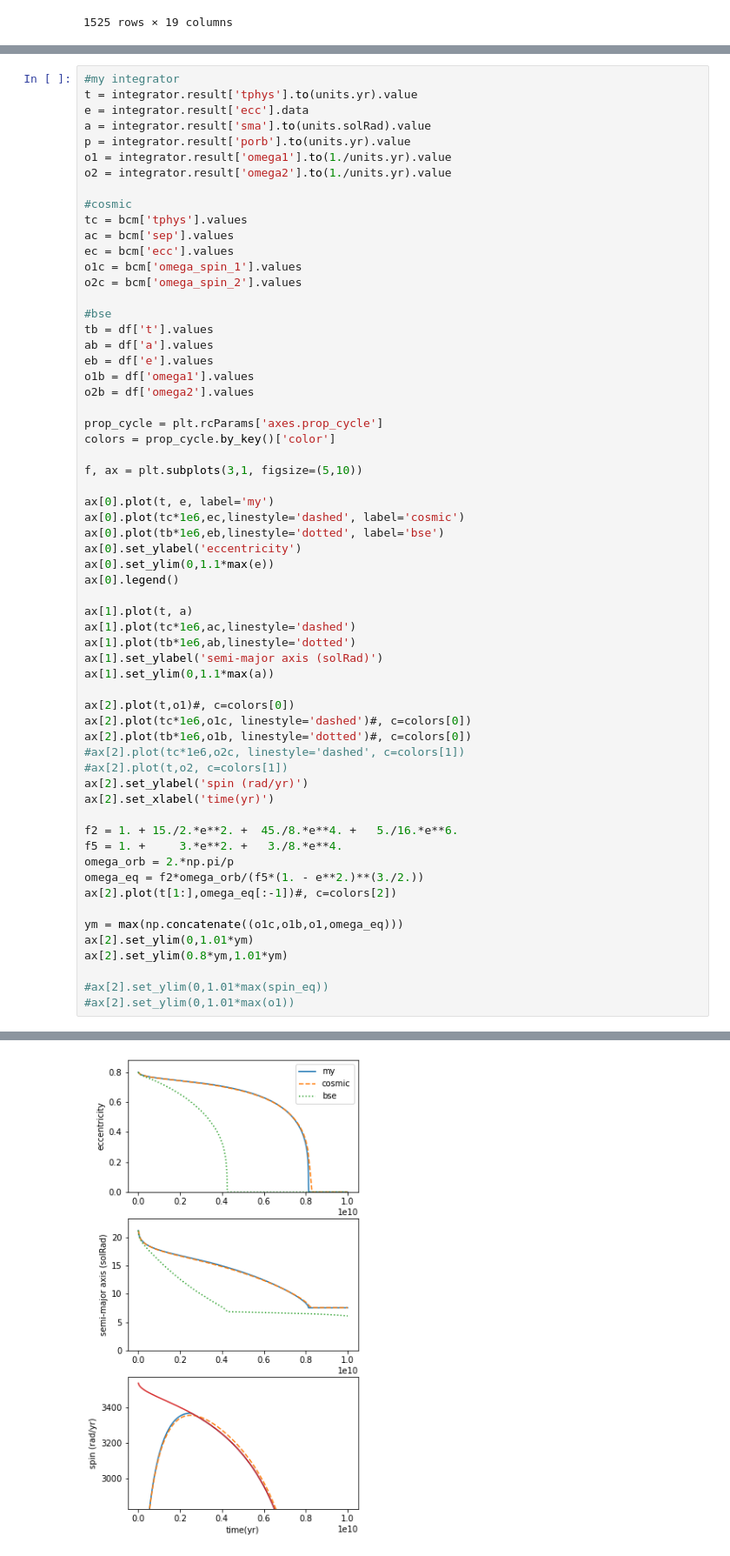
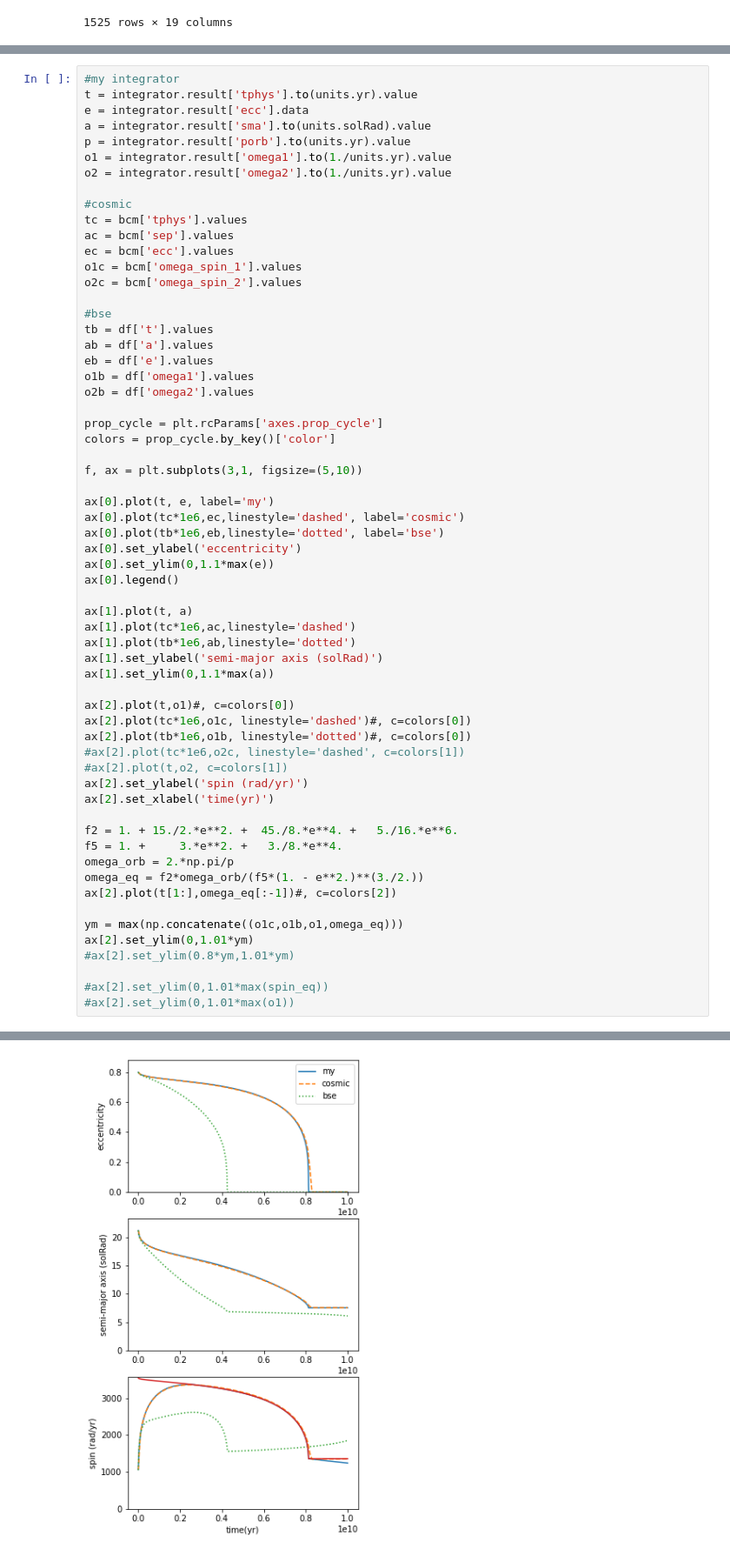
Before and after one commit to ageller/EB-LSST, a Jupyter notebook: testing/Pdot/testPdot.ipynb, the cells around one changed output, grey strips where cells are left out. Shown at 87% size. Drawn from its saved outputs; the diff is of its cells as text.

```diff
--- a/testing/Pdot/testPdot.ipynb
+++ b/testing/Pdot/testPdot.ipynb
@@ -215,7 +191,7 @@ ax[2].plot(t[1:],omega_eq[:-1])#, c=colors[2])
 
 ym = max(np.concatenate((o1c,o1b,o1,omega_eq)))
 ax[2].set_ylim(0,1.01*ym)
-ax[2].set_ylim(0.8*ym,1.01*ym)
+#ax[2].set_ylim(0.8*ym,1.01*ym)
 
 #ax[2].set_ylim(0,1.01*max(spin_eq))
 #ax[2].set_ylim(0,1.01*max(o1))
@@ -224 +200 @@ ax[2].set_ylim(0.8*ym,1.01*ym)
-[figure, old version]
+[figure, new version]
```
Also changed, not shown: parts of 4 cells of this notebook.
